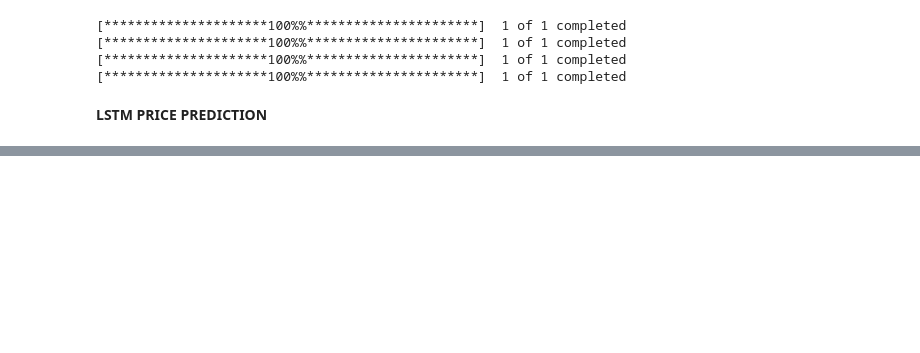
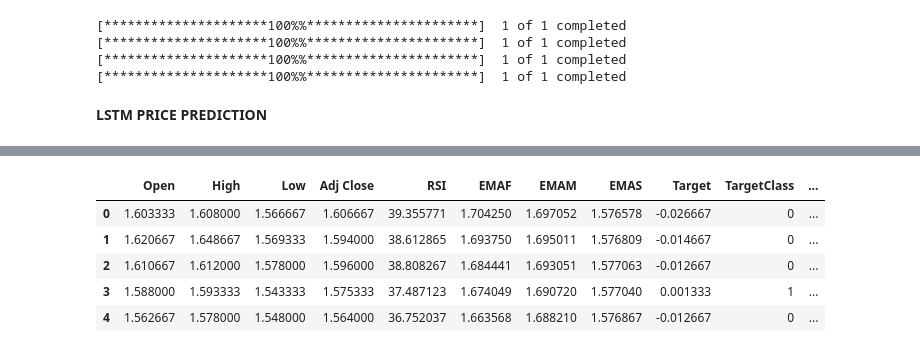
Before and after one commit to Deonatan/Portfolio-Optimization, a Jupyter notebook: Models/LSTM.ipynb, the cells around one changed output, grey strips where cells are left out. Saved outputs shown, nothing was run; the diff lists cells and outputs as text; code cells hidden in the pictures; blank space fills up the shorter version.

```diff
--- a/Models/LSTM.ipynb
+++ b/Models/LSTM.ipynb
@@ -124,3 +131,12 @@ plt.show()
+# %%
+tesla_data.head()
+# %% [output]
+|  | Open | High | Low | Adj Close | RSI | EMAF | EMAM | EMAS | Target | TargetClass | ... |
+| 0 | 1.603333 | 1.608000 | 1.566667 | 1.606667 | 39.355771 | 1.704250 | 1.697052 | 1.576578 | -0.026667 | 0 | ... |
+| 1 | 1.620667 | 1.648667 | 1.569333 | 1.594000 | 38.612865 | 1.693750 | 1.695011 | 1.576809 | -0.014667 | 0 | ... |
+| 2 | 1.610667 | 1.612000 | 1.578000 | 1.596000 | 38.808267 | 1.684441 | 1.693051 | 1.577063 | -0.012667 | 0 | ... |
+| 3 | 1.588000 | 1.593333 | 1.543333 | 1.575333 | 37.487123 | 1.674049 | 1.690720 | 1.577040 | 0.001333 | 1 | ... |
+| 4 | 1.562667 | 1.578000 | 1.548000 | 1.564000 | 36.752037 | 1.663568 | 1.688210 | 1.576867 | -0.012667 | 0 | ... |
 # %%
 import yfinance as yf
 import numpy as np
```
Also changed, not shown: parts of 17 cells of this notebook, 2 other files.
